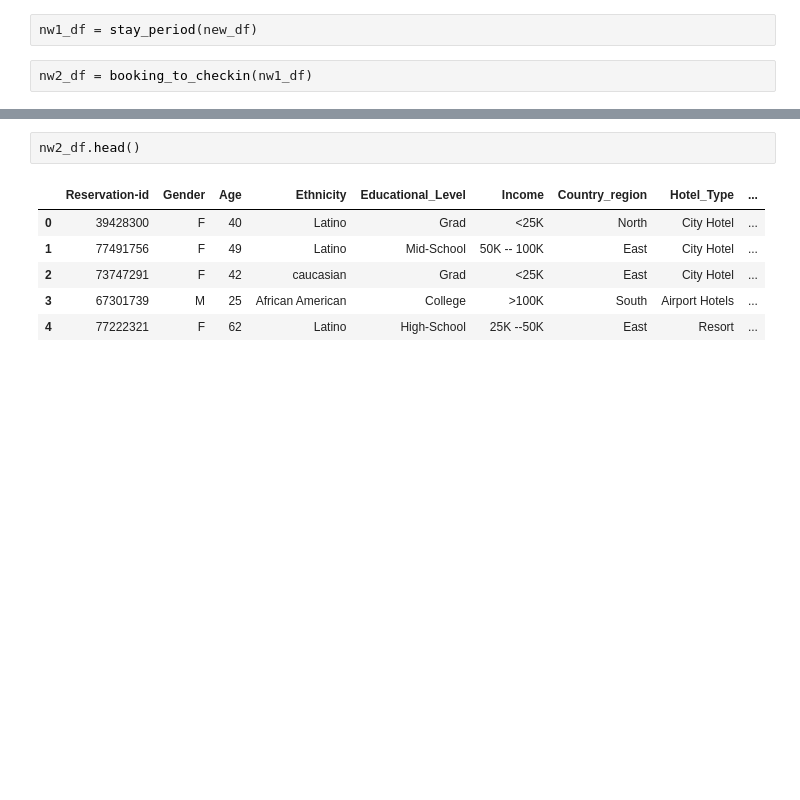
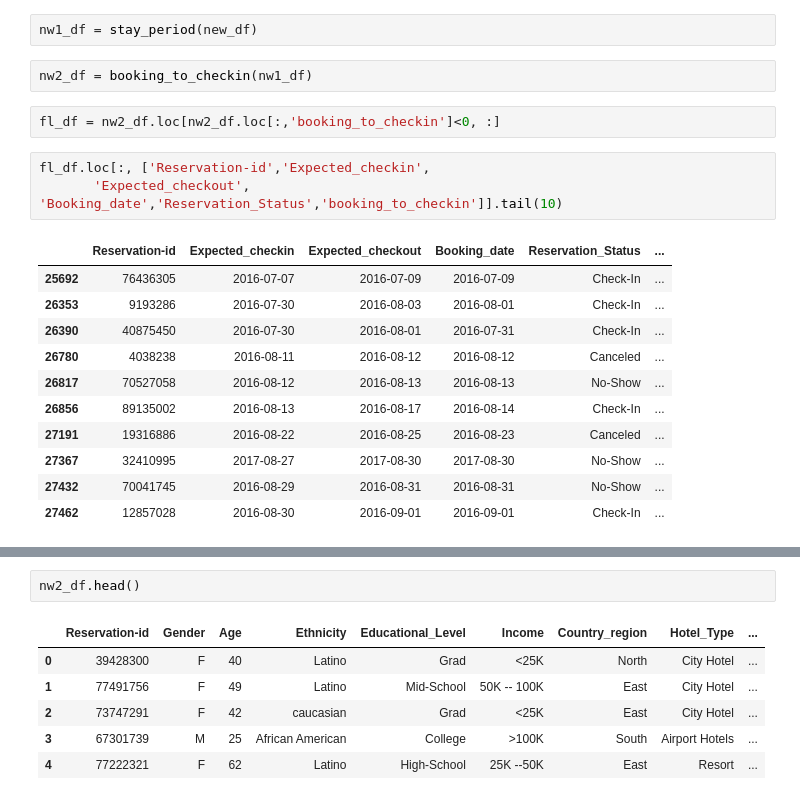
Before and after one commit to BoTZ-TND/datastorm-2021, a Jupyter notebook: src/models/Cat-Boost/featurize.ipynb, the cells around one changed output, grey strips where cells are left out. Cells and saved outputs as stored; diff of their text form; blank space fills up the shorter version.

```diff
--- a/src/models/Cat-Boost/featurize.ipynb
+++ b/src/models/Cat-Boost/featurize.ipynb
@@ -100,3 +100,20 @@ def booking_to_checkin(df,
 nw1_df = stay_period(new_df)
 # %%
 nw2_df = booking_to_checkin(nw1_df)
+# %%
+fl_df = nw2_df.loc[nw2_df.loc[:,'booking_to_checkin']<0, :]
+# %%
+fl_df.loc[:, ['Reservation-id','Expected_checkin',
+       'Expected_checkout', 'Booking_date','Reservation_Status','booking_to_checkin']].tail(10)
+# %% [output]
+|  | Reservation-id | Expected_checkin | Expected_checkout | Booking_date | Reservation_Status | ... |
+| 25692 | 76436305 | 2016-07-07 | 2016-07-09 | 2016-07-09 | Check-In | ... |
+| 26353 | 9193286 | 2016-07-30 | 2016-08-03 | 2016-08-01 | Check-In | ... |
+| 26390 | 40875450 | 2016-07-30 | 2016-08-01 | 2016-07-31 | Check-In | ... |
+| 26780 | 4038238 | 2016-08-11 | 2016-08-12 | 2016-08-12 | Canceled | ... |
+| 26817 | 70527058 | 2016-08-12 | 2016-08-13 | 2016-08-13 | No-Show | ... |
+| 26856 | 89135002 | 2016-08-13 | 2016-08-17 | 2016-08-14 | Check-In | ... |
+| 27191 | 19316886 | 2016-08-22 | 2016-08-25 | 2016-08-23 | Canceled | ... |
+| 27367 | 32410995 | 2017-08-27 | 2017-08-30 | 2017-08-30 | No-Show | ... |
+| 27432 | 70041745 | 2016-08-29 | 2016-08-31 | 2016-08-31 | No-Show | ... |
+| 27462 | 12857028 | 2016-08-30 | 2016-09-01 | 2016-09-01 | Check-In | ... |
```
Also changed, not shown: parts of 2 cells of this notebook, 7 other files.
